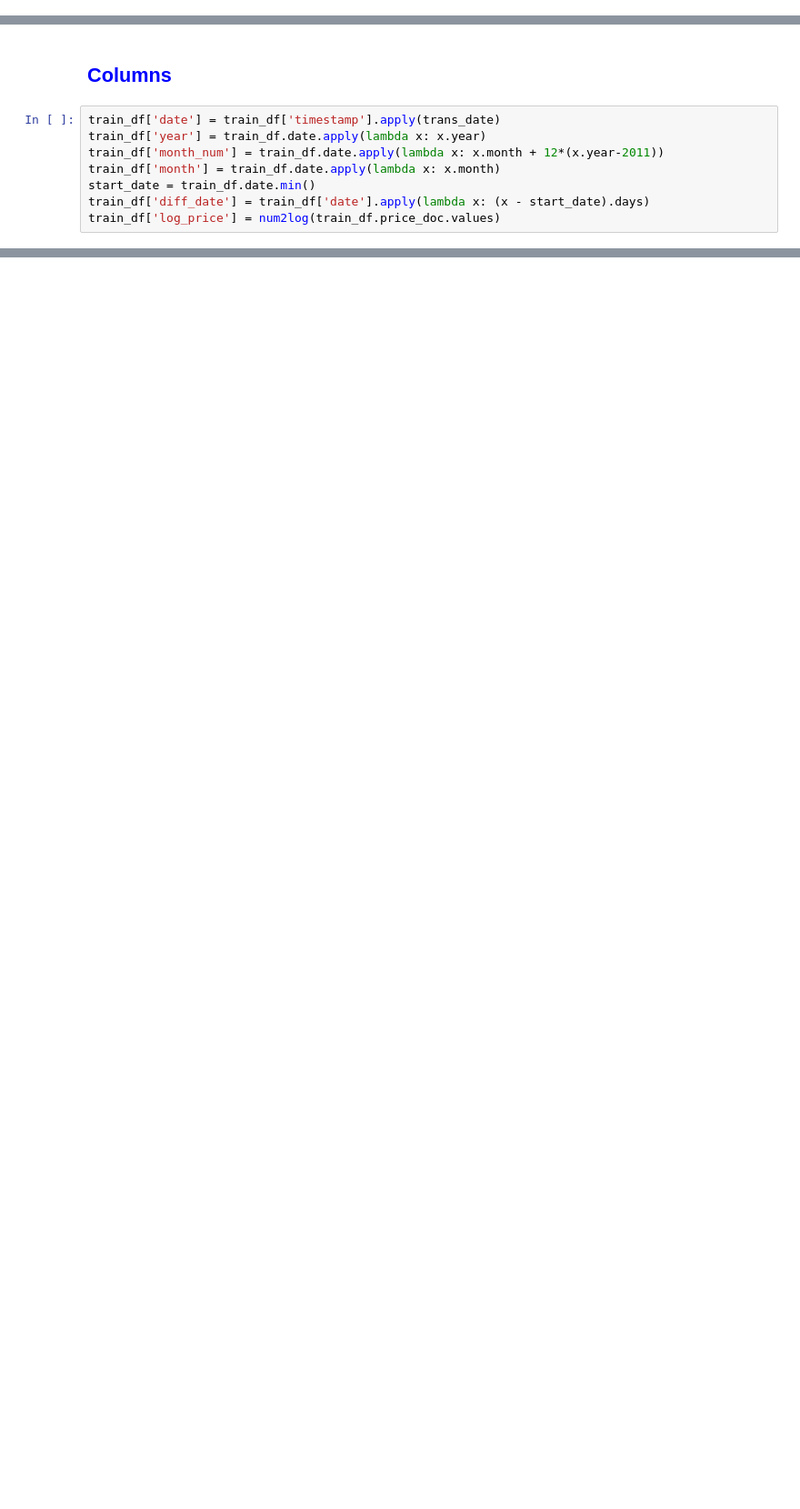
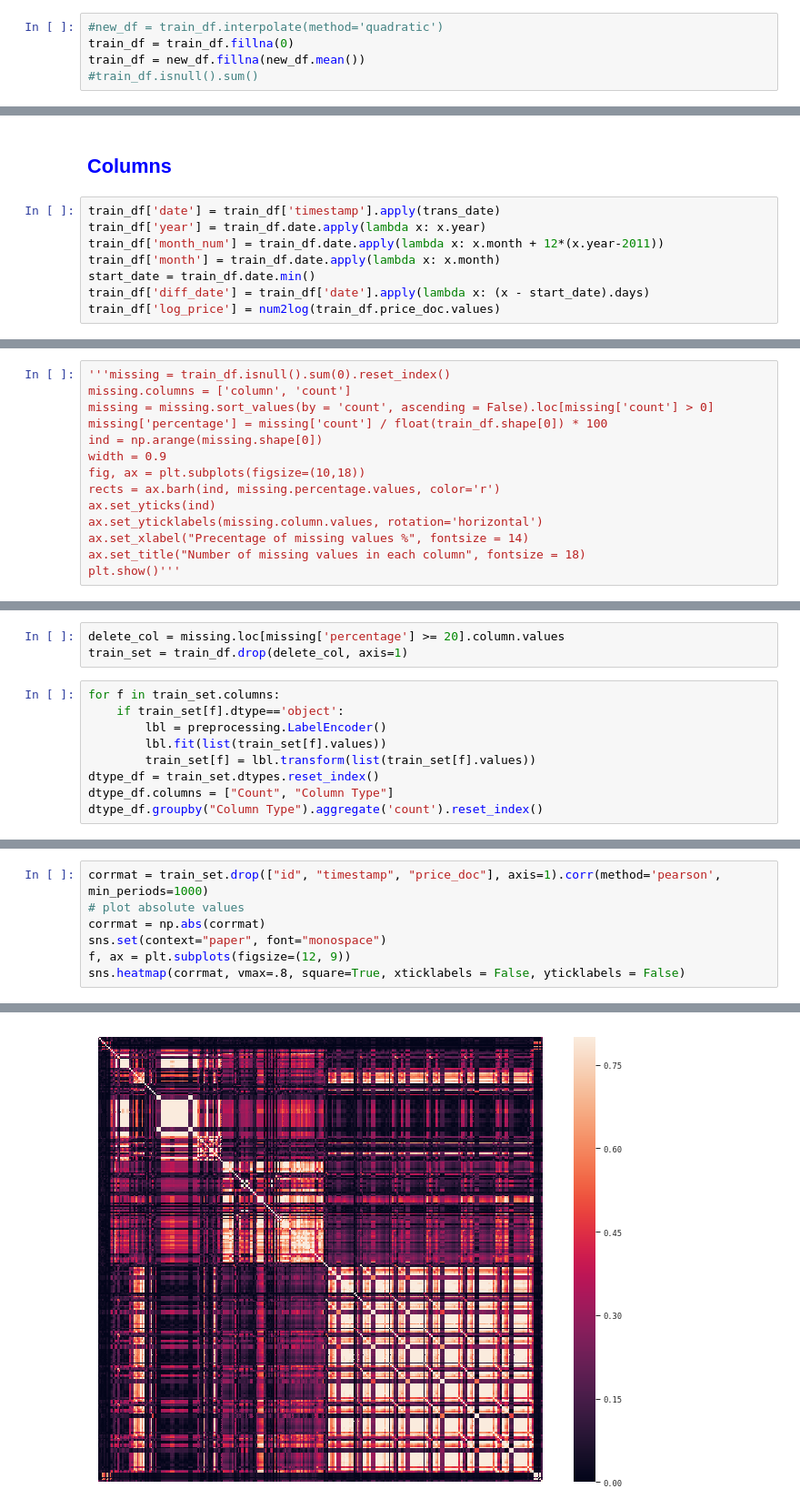
Before and after one commit to quedogf94/Spring2019_Project1, a Jupyter notebook: Goal_1.ipynb, the cells around one changed output, grey strips where cells are left out. Shown: that part at 91% size. Drawn from its saved outputs; the diff is of its cells as text; blank space fills up the shorter version.

Commit message:
Added code for missing variables, check for multicollinearity, check for assumptions, may need to check for more. Need to perform variable selection and code cleanup.

```diff
--- a/Goal_1.ipynb
+++ b/Goal_1.ipynb
@@ -141,0 +124,5 @@ Length: 292, dtype: int64
+# %%
+#new_df = train_df.interpolate(method='quadratic')
+train_df = train_df.fillna(0)
+train_df = new_df.fillna(new_df.mean())
+#train_df.isnull().sum()
@@ -178,0 +199,14 @@ plt.show()
+# %%
+'''missing = train_df.isnull().sum(0).reset_index()
+missing.columns = ['column', 'count']
+missing = missing.sort_values(by = 'count', ascending = False).loc[missing['count'] > 0]
+missing['percentage'] = missing['count'] / float(train_df.shape[0]) * 100
+ind = np.arange(missing.shape[0])
+width = 0.9
+fig, ax = plt.subplots(figsize=(10,18))
+rects = ax.barh(ind, missing.percentage.values, color='r')
+ax.set_yticks(ind)
+ax.set_yticklabels(missing.column.values, rotation='horizontal')
+ax.set_xlabel("Precentage of missing values %", fontsize = 14)
+ax.set_title("Number of missing values in each column", fontsize = 18)
+plt.show()'''
@@ -178,0 +215,12 @@ plt.show()
+# %%
+delete_col = missing.loc[missing['percentage'] >= 20].column.values
+train_set = train_df.drop(delete_col, axis=1)
+# %%
+for f in train_set.columns:
+    if train_set[f].dtype=='object':
+        lbl = preprocessing.LabelEncoder()
+        lbl.fit(list(train_set[f].values))
+        train_set[f] = lbl.transform(list(train_set[f].values))
+dtype_df = train_set.dtypes.reset_index()
+dtype_df.columns = ["Count", "Column Type"]
+dtype_df.groupby("Column Type").aggregate('count').reset_index()
@@ -178,0 +231,8 @@ plt.show()
+# %%
+corrmat = train_set.drop(["id", "timestamp", "price_doc"], axis=1).corr(method='pearson', min_periods=1000)
+# plot absolute values
+corrmat = np.abs(corrmat)
+sns.set(context="paper", font="monospace")
+f, ax = plt.subplots(figsize=(12, 9))
+sns.heatmap(corrmat, vmax=.8, square=True, xticklabels = False, yticklabels = False)
+# %% [output]
@@ -178,0 +240 @@ plt.show()
+[figure, added]
```
Also changed, not shown: parts of 13 cells of this notebook.
